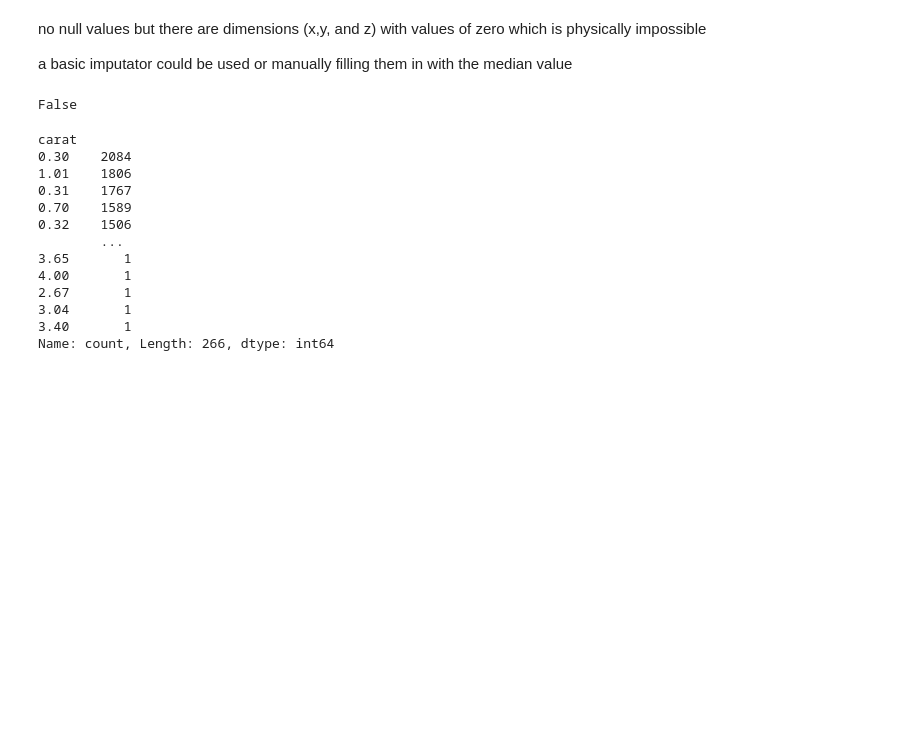
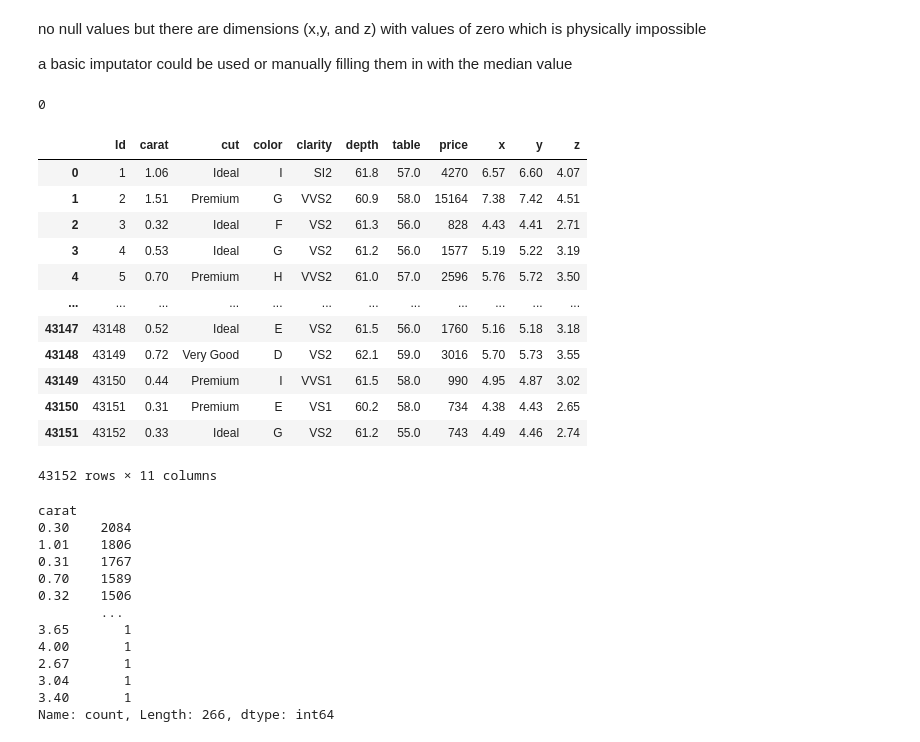
Before and after one commit to YSKAA423/Diamon_Price_Predictor, a Jupyter notebook: Diamond_Price_Predictor.ipynb, the cells around one changed output. Drawn from its saved outputs; the diff is of its cells as text; code cells hidden in the pictures; blank space fills up the shorter version.

```diff
--- a/Diamond_Price_Predictor.ipynb
+++ b/Diamond_Price_Predictor.ipynb
@@ -105,9 +105,25 @@ no null values but there are dimensions (x,y, and z) with values of zero which i
 
 a basic imputator could be used or manually filling them in with the median value
 # %%
-prices.duplicated().any() # no duplicates
+prices.duplicated().sum() # 97 duplicates
 # %% [output]
-False
+0
+# %%
+prices.drop_duplicates()
+# %% [output]
+|  | Id | carat | cut | color | clarity | depth | table | price | x | y | z |
+| 0 | 1 | 1.06 | Ideal | I | SI2 | 61.8 | 57.0 | 4270 | 6.57 | 6.60 | 4.07 |
+| 1 | 2 | 1.51 | Premium | G | VVS2 | 60.9 | 58.0 | 15164 | 7.38 | 7.42 | 4.51 |
+| 2 | 3 | 0.32 | Ideal | F | VS2 | 61.3 | 56.0 | 828 | 4.43 | 4.41 | 2.71 |
+| 3 | 4 | 0.53 | Ideal | G | VS2 | 61.2 | 56.0 | 1577 | 5.19 | 5.22 | 3.19 |
+| 4 | 5 | 0.70 | Premium | H | VVS2 | 61.0 | 57.0 | 2596 | 5.76 | 5.72 | 3.50 |
+| ... | ... | ... | ... | ... | ... | ... | ... | ... | ... | ... | ... |
+| 43147 | 43148 | 0.52 | Ideal | E | VS2 | 61.5 | 56.0 | 1760 | 5.16 | 5.18 | 3.18 |
+| 43148 | 43149 | 0.72 | Very Good | D | VS2 | 62.1 | 59.0 | 3016 | 5.70 | 5.73 | 3.55 |
+| 43149 | 43150 | 0.44 | Premium | I | VVS1 | 61.5 | 58.0 | 990 | 4.95 | 4.87 | 3.02 |
+| 43150 | 43151 | 0.31 | Premium | E | VS1 | 60.2 | 58.0 | 734 | 4.38 | 4.43 | 2.65 |
+| 43151 | 43152 | 0.33 | Ideal | G | VS2 | 61.2 | 55.0 | 743 | 4.49 | 4.46 | 2.74 |
+43152 rows × 11 columns
 # %%
 prices.carat.value_counts()
 # %% [output]
```
Also changed, not shown: parts of 11 cells of this notebook.
